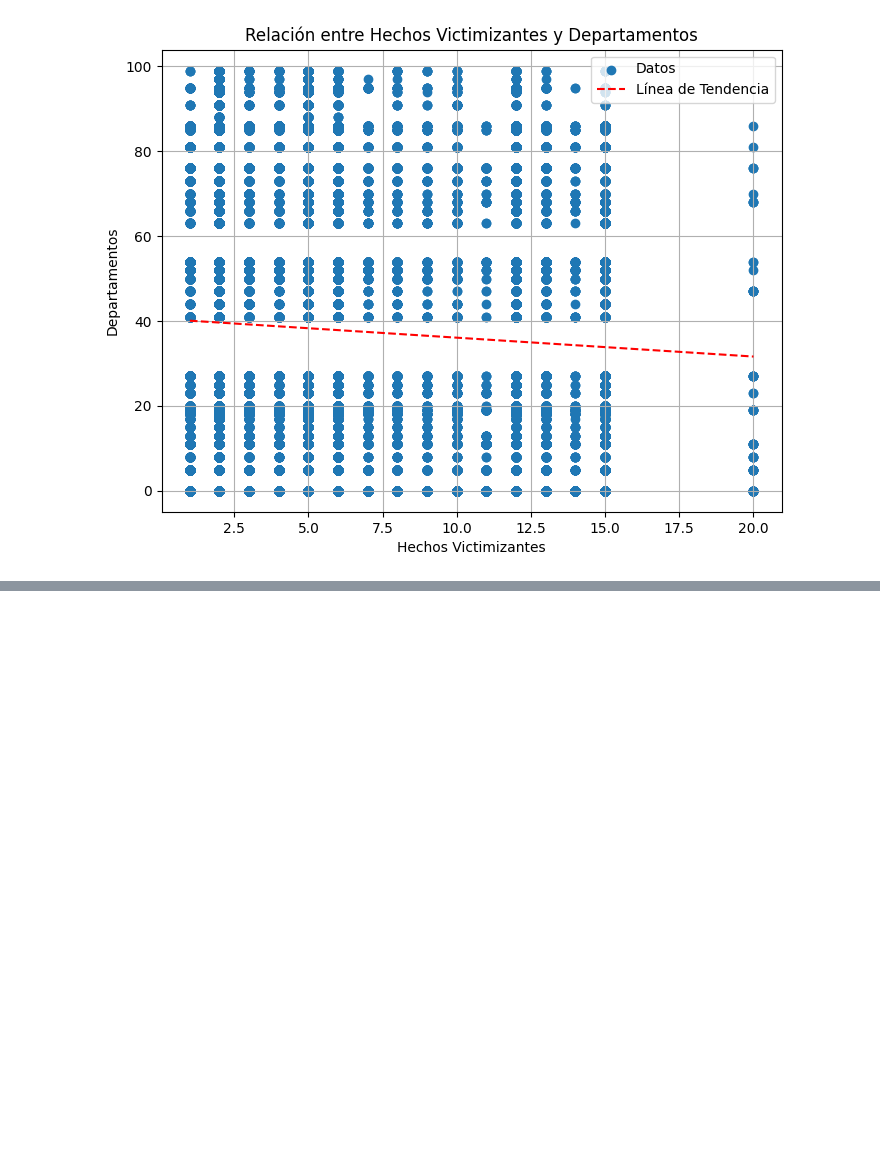
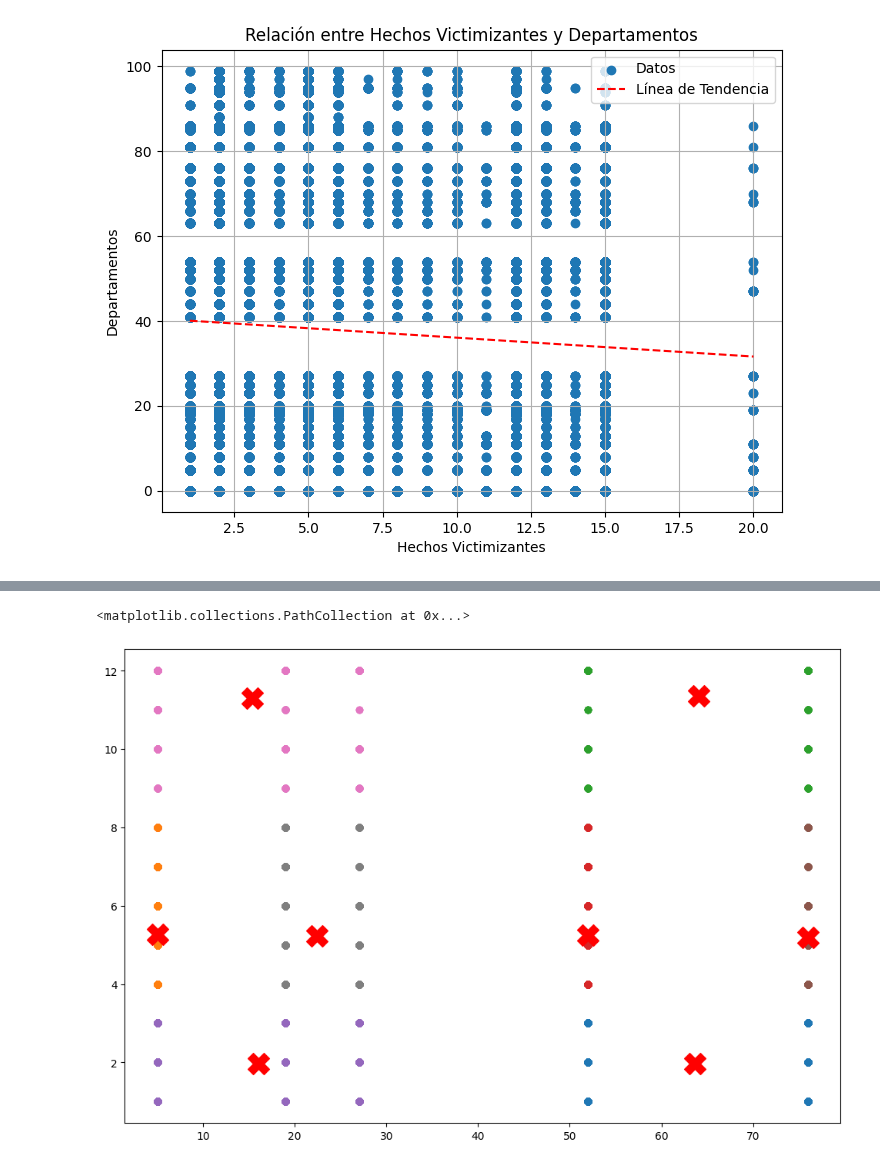
Before and after one commit to oviedokaren19/bc_G3_analisis_victimas, a Jupyter notebook: rama_nueva/sprint2.ipynb, the cells around one changed output, grey strips where cells are left out. Drawn from its saved outputs; the diff is of its cells as text; code cells hidden in the pictures; blank space fills up the shorter version.

```diff
--- a/rama_nueva/sprint2.ipynb
+++ b/rama_nueva/sprint2.ipynb
@@ -424,0 +507,7 @@ NameError: name 'top_estados' is not defined
+# %%
+k_optimo = 8
+modelo_km = KMeans(n_clusters=k_optimo)
+clusters = modelo_km.fit_predict(data_escalada)
+
+data_sin_outliers['cluster'] = clusters
+data_sin_outliers
@@ -424,0 +533,15 @@ NameError: name 'top_estados' is not defined
+# %%
+plt.figure(figsize=(12,8))
+for cluster in sorted(data_sin_outliers['cluster'].unique()):
+  plt.scatter(
+      data_sin_outliers.loc[data_sin_outliers['cluster']== cluster,
+                             'COD_ESTADO_DEPTO'],
+      data_sin_outliers.loc[data_sin_outliers['cluster']== cluster,
+                             'PARAM_HECHO'],
+      label=f'Cluster {cluster}'
+  )
+centroides = scalador.inverse_transform(modelo_km.cluster_centers_)
+plt.scatter(centroides[:,0], centroides[:,1], s=400, c='red', marker='X', label ='Centroide')
+# %% [output]
+<matplotlib.collections.PathCollection at 0x...>
+[figure, added]
```
Also changed, not shown: parts of 11 cells of this notebook.
